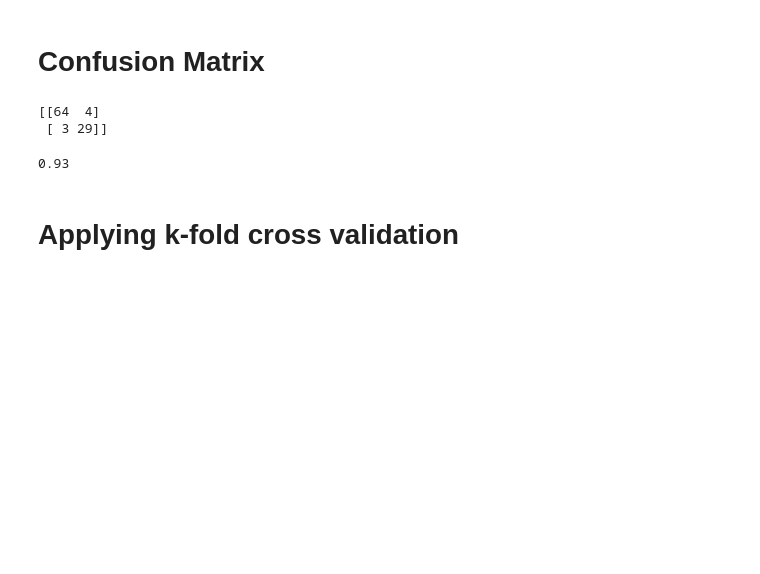
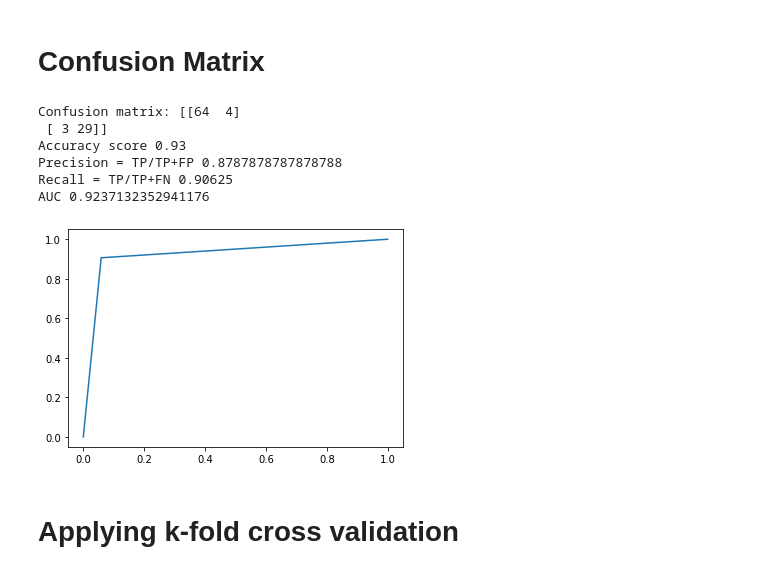
Before and after one commit to Sheaza/machine-learning-course, a Jupyter notebook: model-selection/grid-search.ipynb, the cells around one changed output. Drawn from its saved outputs; the diff is of its cells as text; code cells hidden in the pictures; blank space fills up the shorter version.

Commit message:
trying out other metrics

```diff
--- a/model-selection/grid-search.ipynb
+++ b/model-selection/grid-search.ipynb
@@ -36,17 +36,28 @@ svc.fit(X_train, y_train)
 SVC(random_state=0)
 # %% [markdown]
 # Confusion Matrix
-# %%
-from sklearn.metrics import confusion_matrix, accuracy_score
-
-y_pred = svc.predict(X_test)
-cm = confusion_matrix(y_test, y_pred)
-print(cm)
-accuracy_score(y_test, y_pred)
-# %% [output]
-[[64  4]
- [ 3 29]]
-0.93
+# %%
+from sklearn.metrics import confusion_matrix, accuracy_score, precision_score, recall_score, roc_auc_score, roc_curve
+
+y_pred = svc.predict(X_test)
+cm = confusion_matrix(y_test, y_pred)
+print('Confusion matrix:', cm)
+print('Accuracy score', accuracy_score(y_test, y_pred))
+print('Precision = TP/TP+FP',precision_score(y_true=y_test, y_pred=y_pred))
+print('Recall = TP/TP+FN', recall_score(y_true=y_test, y_pred=y_pred))
+auc = roc_auc_score(y_true=y_test, y_score=y_pred)
+print("AUC", auc)
+fpr, tpr, _ = roc_curve(y_true=y_test, y_score=y_pred)
+plt.plot(fpr, tpr)
+plt.show()
+# %% [output]
+Confusion matrix: [[64  4]
+ [ 3 29]]
+Accuracy score 0.93
+Precision = TP/TP+FP 0.8787878787878788
+Recall = TP/TP+FN 0.90625
+AUC 0.9237132352941176
+[figure, added]
 # %% [markdown]
 # Applying k-fold cross validation
 # %%
```
Also changed, not shown: parts of 1 cell of this notebook.
